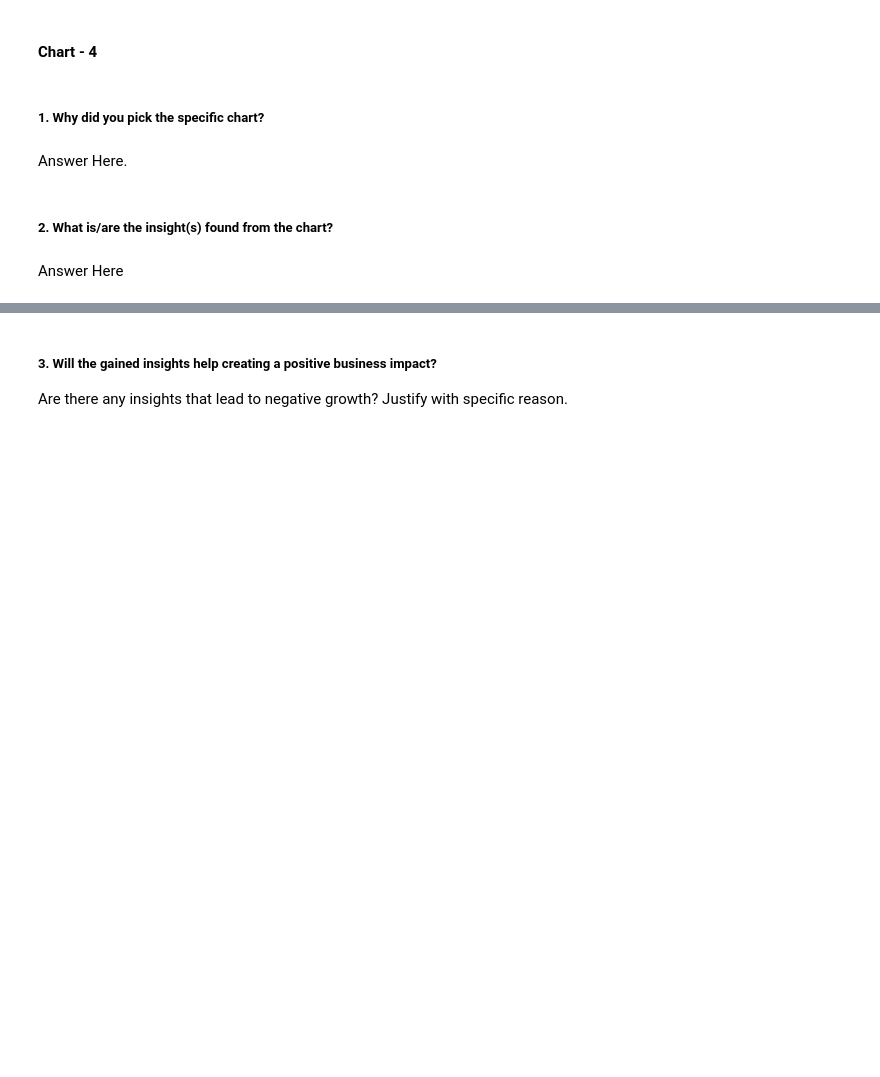
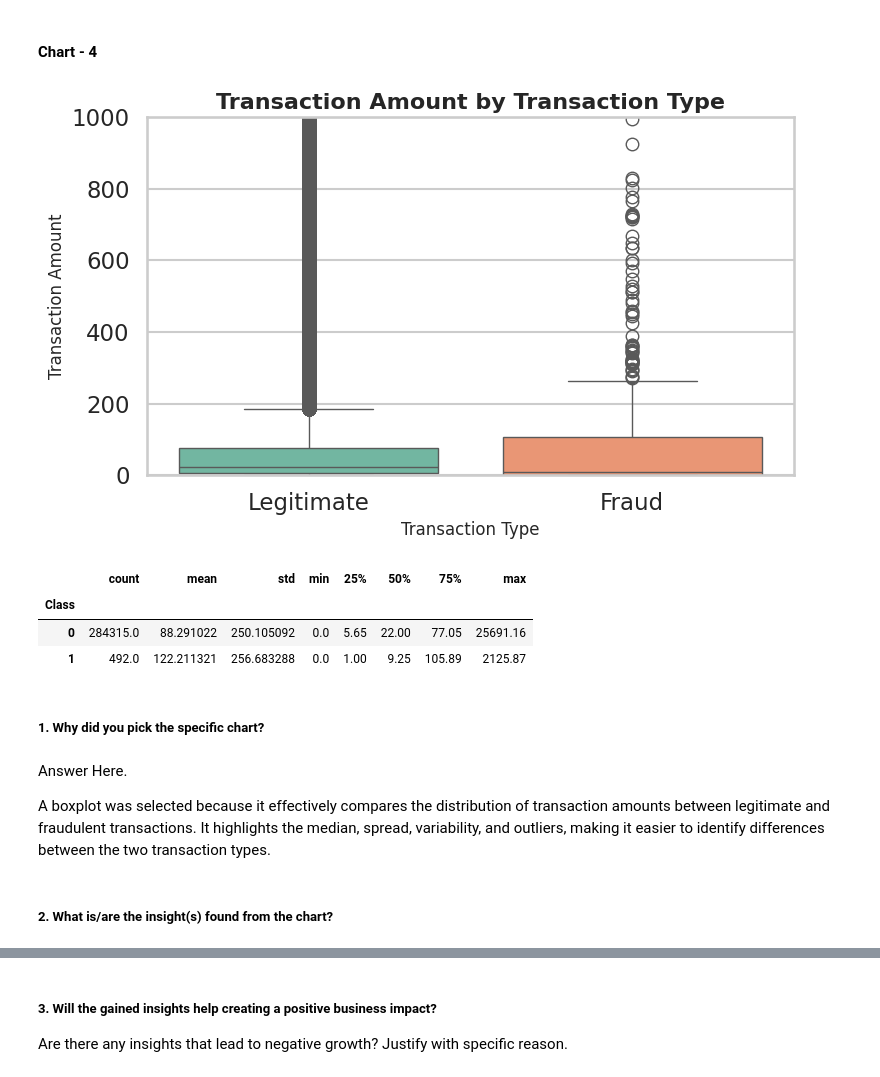
Before and after one commit to Krishna-matic/Credit-Card-Fraud-Detection-EDA, a Jupyter notebook: EDA_Submission_Template(1).ipynb, the cells around one changed output, grey strips where cells are left out. Cells and saved outputs as stored; diff of their text form; code cells hidden in the pictures; blank space fills up the shorter version.

Commit message:
Transaction Amount by Transaction Type

```diff
--- a/EDA_Submission_Template(1).ipynb
+++ b/EDA_Submission_Template(1).ipynb
@@ -513,8 +511,41 @@ Understanding the distribution of transaction amounts helps financial institutio
+# %%
+# Chart - 4 visualization code
+sns.set_theme(style="whitegrid", context="talk")
+plt.figure(figsize=(8,5))
+ax = sns.boxplot(
+    data=df,
+    x='Class',
+    y='Amount',
+    hue='Class',
+    palette=['#66c2a5', '#fc8d62'],
+    legend=False
+)
+plt.title(
+    "Transaction Amount by Transaction Type",
+    fontsize=16,
+    fontweight='bold'
+)
+plt.xlabel("Transaction Type", fontsize=12)
+plt.ylabel("Transaction Amount", fontsize=12)
+plt.xticks([0,1],["Legitimate","Fraud"])
+# Zoom for better visualization
+plt.ylim(0,1000)
+plt.tight_layout()
+plt.show()
+# %% [output]
+[figure, added]
+# %%
+df.groupby('Class')['Amount'].describe()
+# %% [output]
+|  | count | mean | std | min | 25% | 50% | 75% | max |
+| Class |  |  |  |  |  |  |  |  |
+| 0 | 284315.0 | 88.291022 | 250.105092 | 0.0 | 5.65 | 22.00 | 77.05 | 25691.16 |
+| 1 | 492.0 | 122.211321 | 256.683288 | 0.0 | 1.00 | 9.25 | 105.89 | 2125.87 |
 # %% [markdown]
 ##### 1. Why did you pick the specific chart?
-# %% [markdown]
-Answer Here.
+# %% [markdown]
+Answer Here.
+
+A boxplot was selected because it effectively compares the distribution of transaction amounts between legitimate and fraudulent transactions. It highlights the median, spread, variability, and outliers, making it easier to identify differences between the two transaction types.
 # %% [markdown]
 ##### 2. What is/are the insight(s) found from the chart?
-# %% [markdown]
-Answer Here
```
Also changed, not shown: parts of 5 cells of this notebook.
